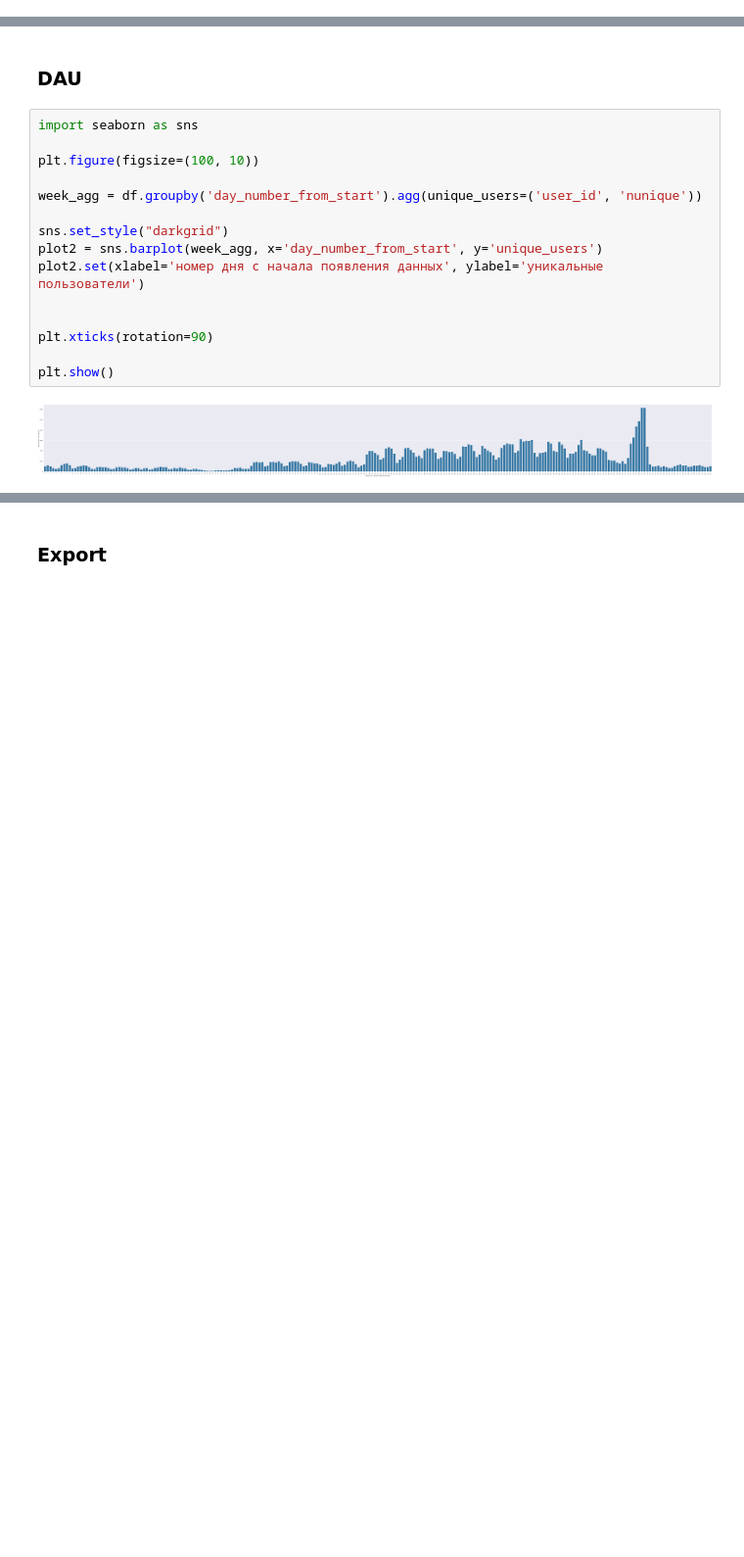
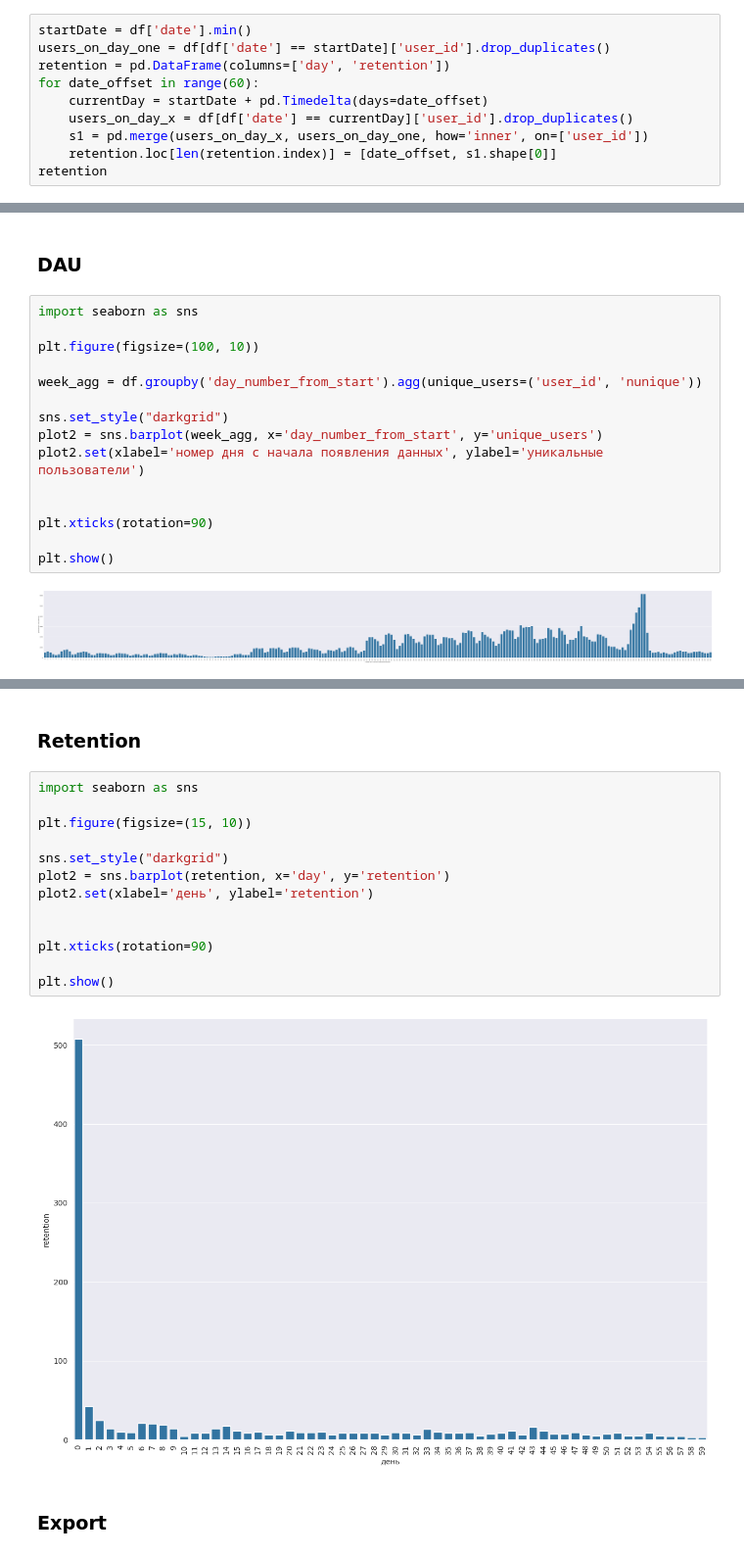
Before and after one commit to kroune/it_diving_case, a Jupyter notebook: main.ipynb, the cells around one changed output, grey strips where cells are left out. Shown at 98% size. Drawn from its saved outputs; the diff is of its cells as text; blank space fills up the shorter version.

Commit message:
added retention

```diff
--- a/main.ipynb
+++ b/main.ipynb
@@ -248,3 +248,13 @@ df
 | 2573736 | 2024-03-26 | <NA> | 4 | variant | <NA> | False | 73 | 1 | 53618 | ... |
 | 2573737 | 2024-03-26 | <NA> | 4 | variant | <NA> | False | 73 | 1 | 44678 | ... |
 2573738 rows × 17 columns
+# %%
+startDate = df['date'].min()
+users_on_day_one = df[df['date'] == startDate]['user_id'].drop_duplicates()
+retention = pd.DataFrame(columns=['day', 'retention'])
+for date_offset in range(60):
+    currentDay = startDate + pd.Timedelta(days=date_offset)
+    users_on_day_x = df[df['date'] == currentDay]['user_id'].drop_duplicates()
+    s1 = pd.merge(users_on_day_x, users_on_day_one, how='inner', on=['user_id'])
+    retention.loc[len(retention.index)] = [date_offset, s1.shape[0]]
+retention
@@ -420,3 +440,20 @@ plt.show()
+# %% [markdown]
+### Retention
+# %%
+import seaborn as sns
+
+plt.figure(figsize=(15, 10))
+
+sns.set_style("darkgrid")
+plot2 = sns.barplot(retention, x='day', y='retention')
+plot2.set(xlabel='день', ylabel='retention')
+
+
+plt.xticks(rotation=90)
+
+plt.show()
+# %% [output]
+[figure, added]
 # %% [markdown]
 ### Export
 # %%
```
Also changed, not shown: parts of 4 cells of this notebook, 1 other file.
